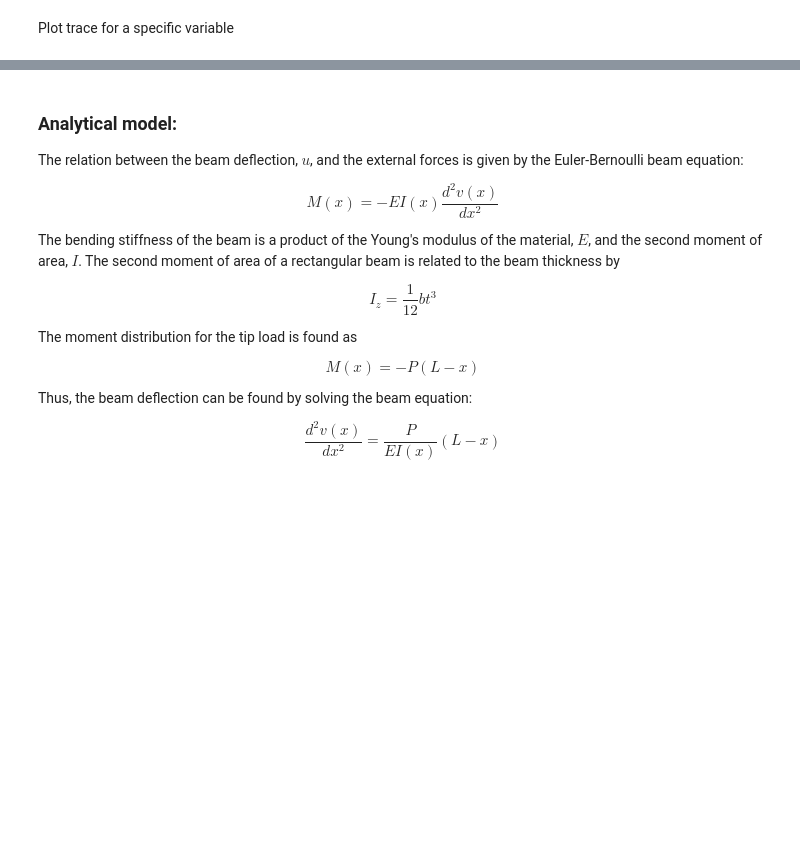
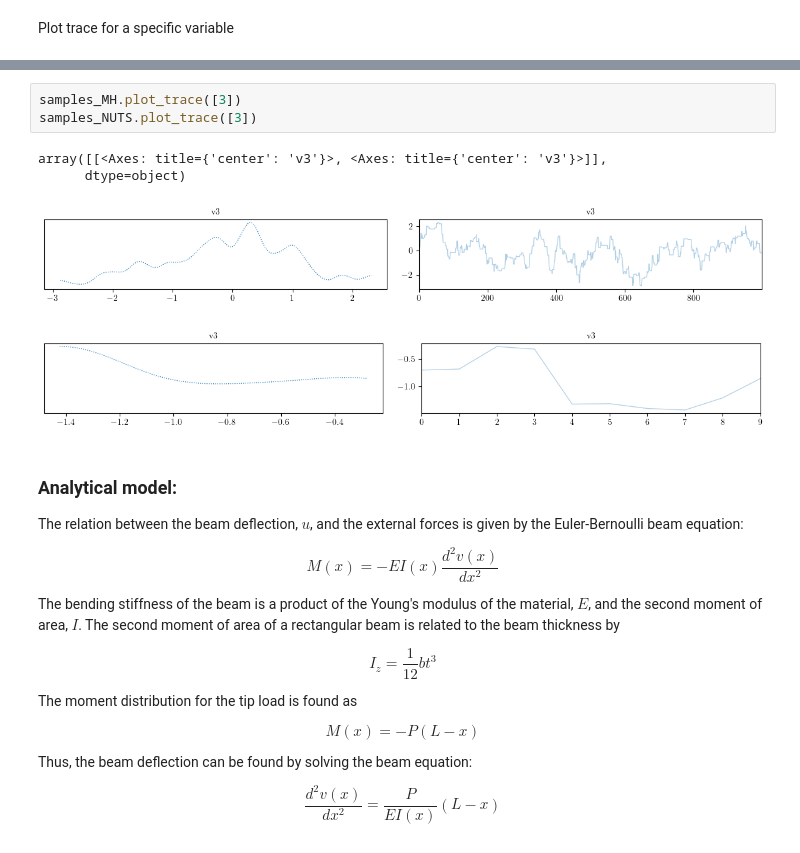
Before and after one commit to MarkusTHolm/BeamUQ, a Jupyter notebook: beamUQ.ipynb, the cells around one changed output, grey strips where cells are left out. Cells and saved outputs as stored; diff of their text form; blank space fills up the shorter version.

```diff
--- a/beamUQ.ipynb
+++ b/beamUQ.ipynb
@@ -261,3 +264,11 @@ plt.plot(sampler_NUTS.num_tree_node_list)
+# %%
+samples_MH.plot_trace([3])
+samples_NUTS.plot_trace([3])
+# %% [output]
+array([[<Axes: title={'center': 'v3'}>, <Axes: title={'center': 'v3'}>]],
+      dtype=object)
+[figure, added]
+[figure, added]
 # %% [markdown]
 ### Analytical model:
 
```
Also changed, not shown: parts of 8 cells of this notebook.
